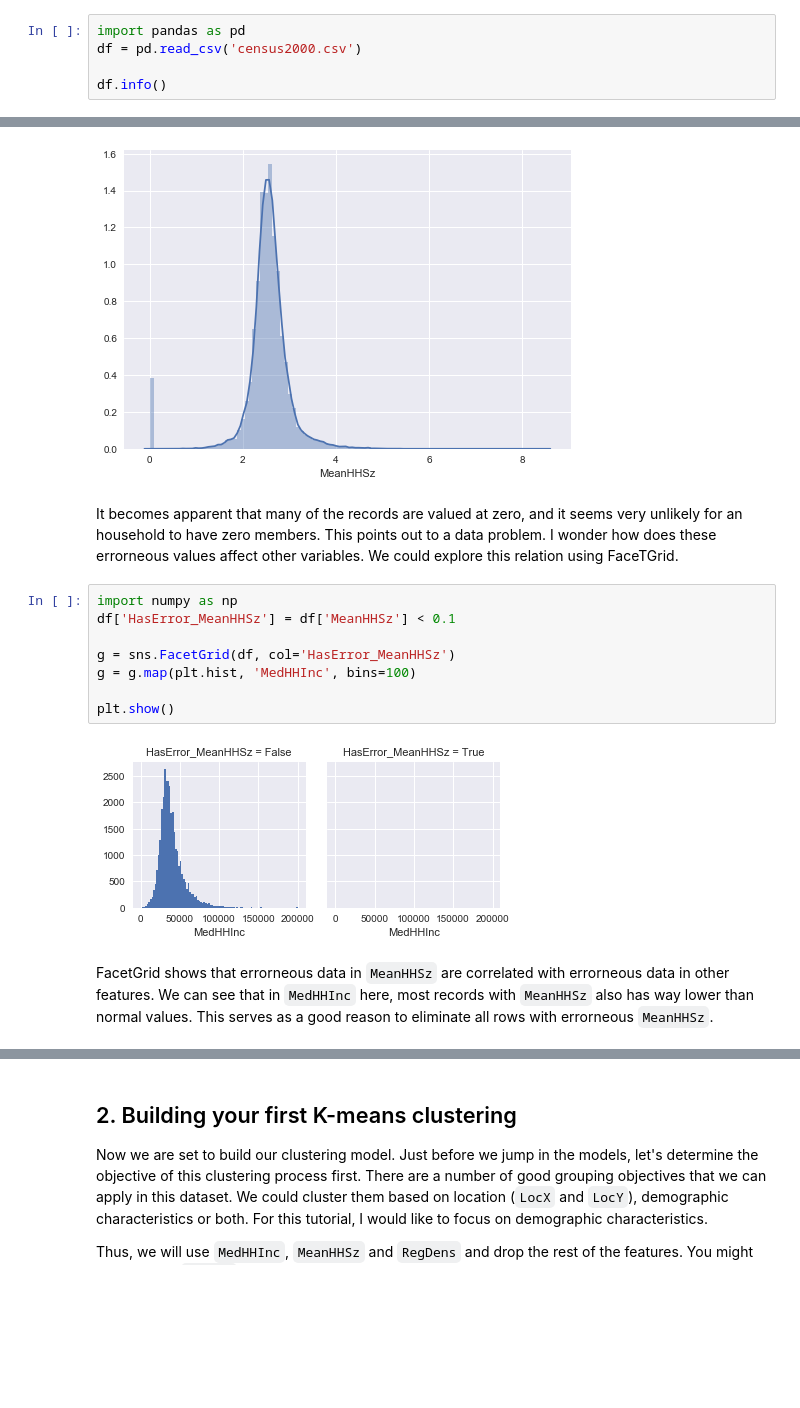
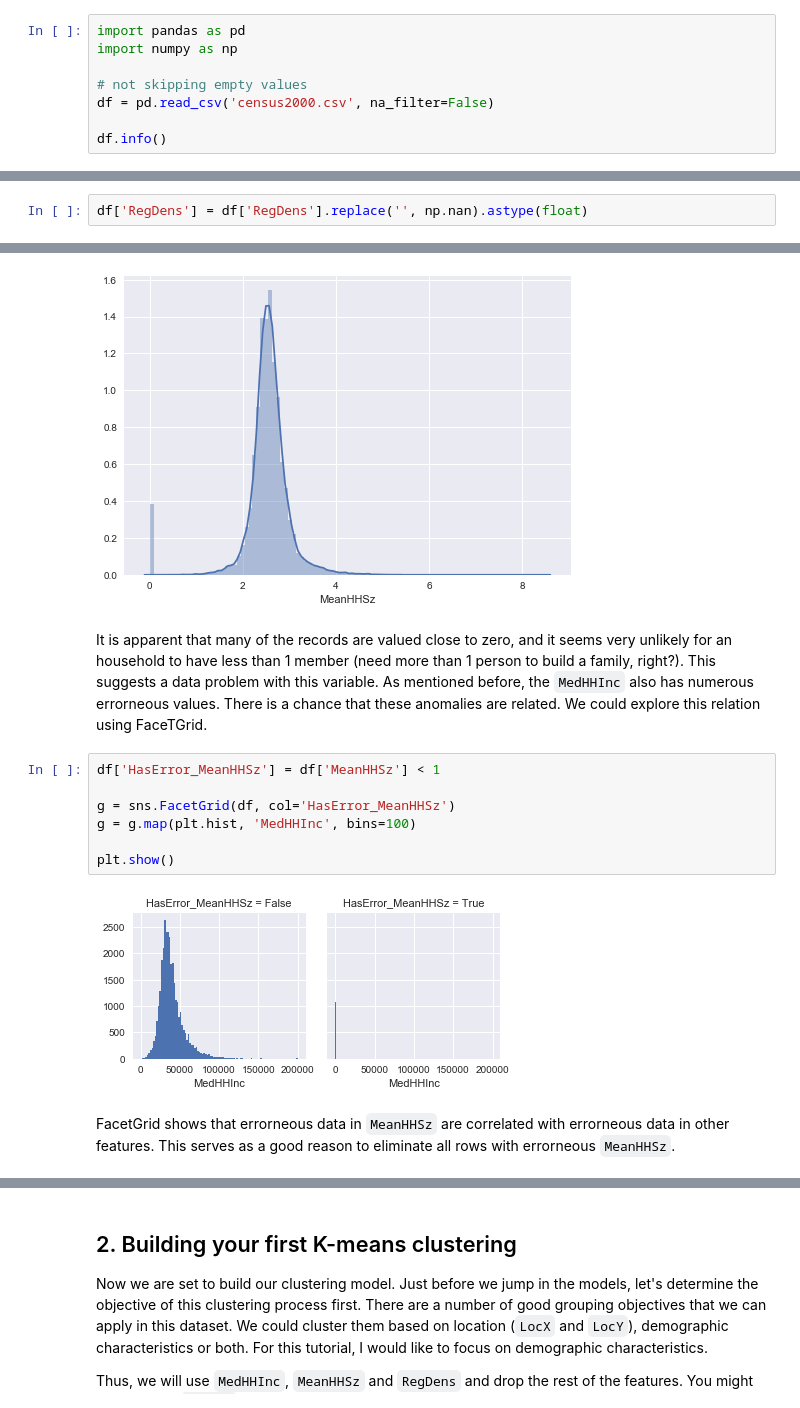
Before and after one commit to liehendi11/cab330tutorials, a Jupyter notebook: week6.ipynb, the cells around one changed output, grey strips where cells are left out. Drawn from its saved outputs; the diff is of its cells as text; blank space fills up the shorter version.

```diff
--- a/week6.ipynb
+++ b/week6.ipynb
@@ -32,6 +32,9 @@ As usual, load up the data into pandas.
 # %%
 import pandas as pd
-df = pd.read_csv('census2000.csv')
+import numpy as np
+
+# not skipping empty values
+df = pd.read_csv('census2000.csv', na_filter=False)
 
 df.info()
 # %% [output]
@@ -51,0 +65,2 @@ Just like week 2, we need to visualise the data to see whether there is data pro
+# %%
+df['RegDens'] = df['RegDens'].replace('', np.nan).astype(float)
@@ -78,19 +95,18 @@ plt.show()
 # %% [output]
 [figure]
 # %% [markdown]
-It becomes apparent that many of the records are valued at zero, and it seems very unlikely for an household to have zero members. This points out to a data problem. I wonder how does these errorneous values affect other variables. We could explore this relation using FaceTGrid.
+It is apparent that many of the records are valued close to zero, and it seems very unlikely for an household to have less than 1 member (need more than 1 person to build a family, right?). This suggests a data problem with this variable. As mentioned before, the `MedHHInc` also has numerous errorneous values. There is a chance that these anomalies are related. We could explore this relation using FaceTGrid.
 # %%
-import numpy as np
-df['HasError_MeanHHSz'] = df['MeanHHSz'] < 0.1
+df['HasError_MeanHHSz'] = df['MeanHHSz'] < 1
 
 g = sns.FacetGrid(df, col='HasError_MeanHHSz')
 g = g.map(plt.hist, 'MedHHInc', bins=100)
 
 plt.show()
 # %% [output]
-[figure, old version]
+[figure, new version]
 # %% [markdown]
-FacetGrid shows that errorneous data in `MeanHHSz` are correlated with errorneous data in other features. We can see that in `MedHHInc` here, most records with `MeanHHSz` also has way lower than normal values. This serves as a good reason to eliminate all rows with errorneous `MeanHHSz`.
+FacetGrid shows that errorneous data in `MeanHHSz` are correlated with errorneous data in other features. This serves as a good reason to eliminate all rows with errorneous `MeanHHSz`.
 # %%
 # before
 print("Before dropping errorneous rows", len(df))
```
Also changed, not shown: parts of 38 cells of this notebook.
